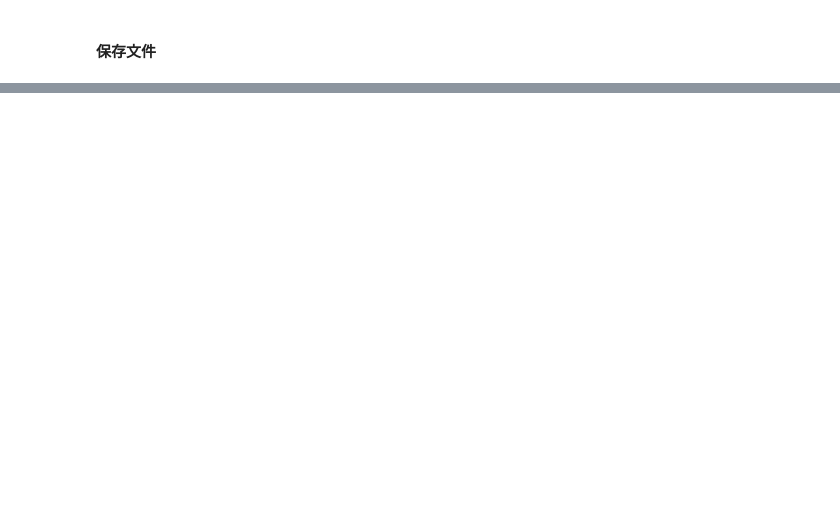
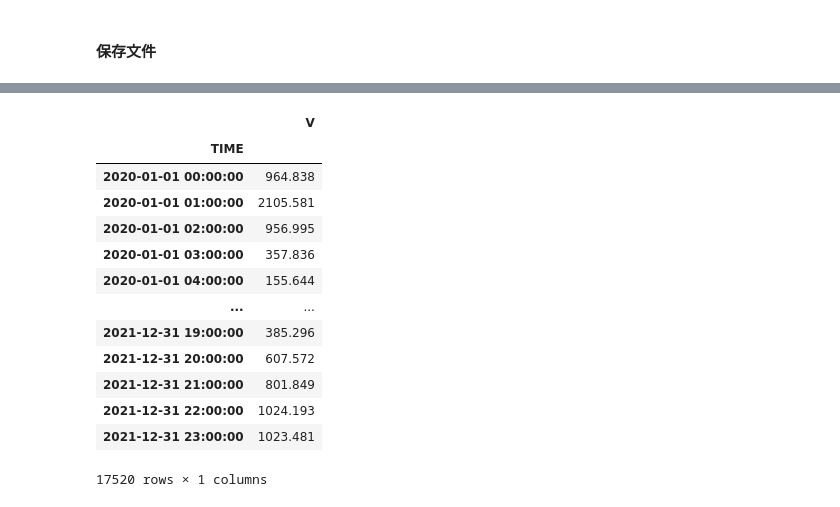
Before and after one commit to ZongXR/DCIC2025-RiverWaterPrediction, a Jupyter notebook: notebooks/main-A.ipynb, the cells around one changed output, grey strips where cells are left out. Cells and saved outputs as stored; diff of their text form; code cells hidden in the pictures; blank space fills up the shorter version.

```diff
--- a/notebooks/main-A.ipynb
+++ b/notebooks/main-A.ipynb
@@ -277,0 +306,22 @@ test_label[["V"]].to_csv(f"../data/submit/submit_{datetime.now().strftime('%Y%m%
+# %%
+test_label_2020 = train_data_2019[["V"]].copy()
+test_label_2020.index = test_label_2020.index + DateOffset(years=1)
+test_label_2021 = train_data_2019[["V"]].copy()
+test_label_2021.index = test_label_2021.index + DateOffset(years=2)
+result = pd.concat([test_label_2020, test_label_2021], axis=0)
+result
+# %% [output]
+|  | V |
+| TIME |  |
+| 2020-01-01 00:00:00 | 964.838 |
+| 2020-01-01 01:00:00 | 2105.581 |
+| 2020-01-01 02:00:00 | 956.995 |
+| 2020-01-01 03:00:00 | 357.836 |
+| 2020-01-01 04:00:00 | 155.644 |
+| ... | ... |
+| 2021-12-31 19:00:00 | 385.296 |
+| 2021-12-31 20:00:00 | 607.572 |
+| 2021-12-31 21:00:00 | 801.849 |
+| 2021-12-31 22:00:00 | 1024.193 |
+| 2021-12-31 23:00:00 | 1023.481 |
+17520 rows × 1 columns
```
Also changed, not shown: parts of 10 cells of this notebook, 11 other files.
